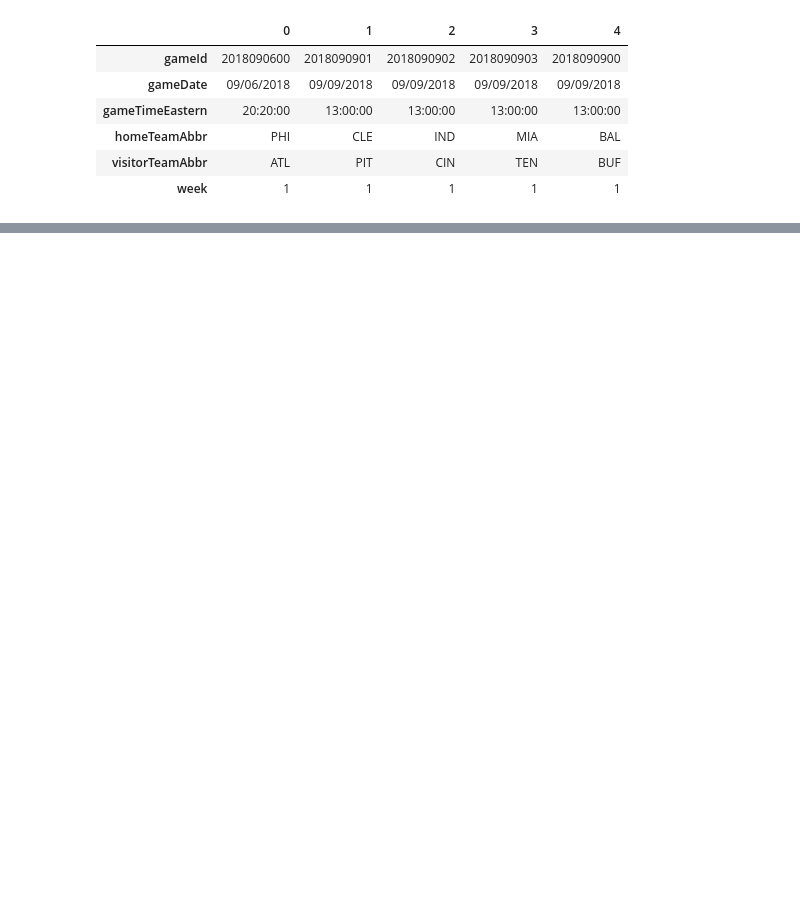
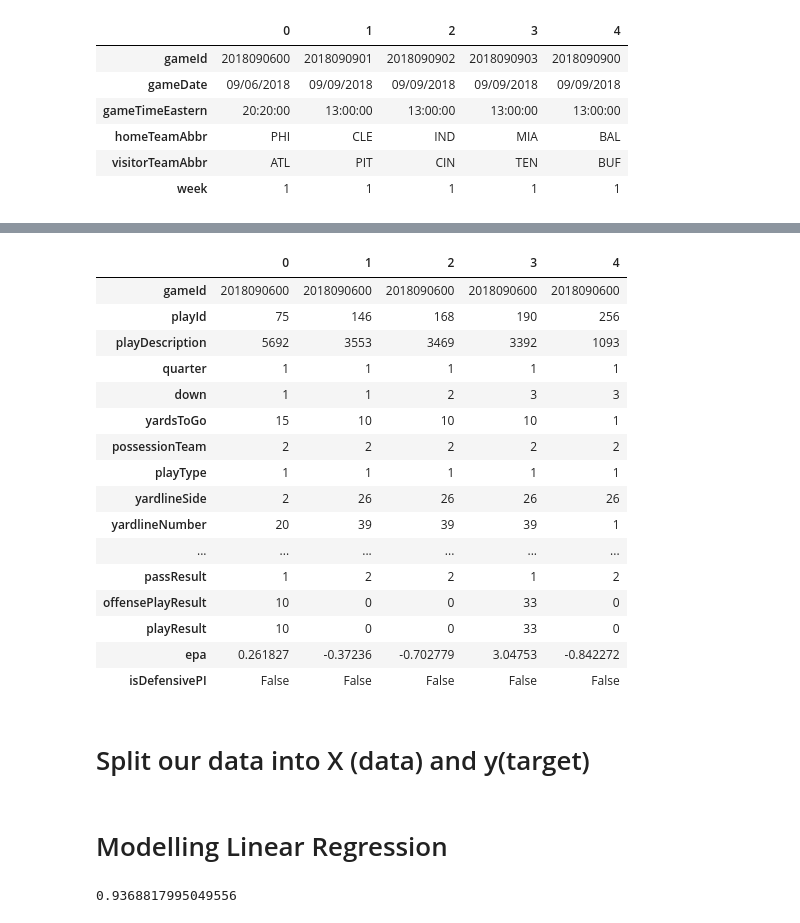
Before and after one commit to Nunnelee/Defense-NFL-data, a Jupyter notebook: nunnelee-nfl-defense-data.ipynb, the cells around one changed output, grey strips where cells are left out. Saved outputs shown, nothing was run; the diff lists cells and outputs as text; code cells hidden in the pictures; blank space fills up the shorter version.

```diff
--- a/nunnelee-nfl-defense-data.ipynb
+++ b/nunnelee-nfl-defense-data.ipynb
@@ -1303,0 +394,22 @@ yardsToGo determine the success rate for the defense. Nothing groundbreaking. Ne
+# %%
+df_plays2.head().T
+# %% [output]
+|  | 0 | 1 | 2 | 3 | 4 |
+| gameId | 2018090600 | 2018090600 | 2018090600 | 2018090600 | 2018090600 |
+| playId | 75 | 146 | 168 | 190 | 256 |
+| playDescription | 5692 | 3553 | 3469 | 3392 | 1093 |
+| quarter | 1 | 1 | 1 | 1 | 1 |
+| down | 1 | 1 | 2 | 3 | 3 |
+| yardsToGo | 15 | 10 | 10 | 10 | 1 |
+| possessionTeam | 2 | 2 | 2 | 2 | 2 |
+| playType | 1 | 1 | 1 | 1 | 1 |
+| yardlineSide | 2 | 26 | 26 | 26 | 26 |
+| yardlineNumber | 20 | 39 | 39 | 39 | 1 |
+| ... | ... | ... | ... | ... | ... |
+| passResult | 1 | 2 | 2 | 1 | 2 |
+| offensePlayResult | 10 | 0 | 0 | 33 | 0 |
+| playResult | 10 | 0 | 0 | 33 | 0 |
+| epa | 0.261827 | -0.37236 | -0.702779 | 3.04753 | -0.842272 |
+| isDefensivePI | False | False | False | False | False |
+# %% [markdown]
+# Split our data into X (data) and y(target)
@@ -1303,0 +428,2 @@ yardsToGo determine the success rate for the defense. Nothing groundbreaking. Ne
+# %% [markdown]
+# Modelling Linear Regression
@@ -1303,0 +432,9 @@ yardsToGo determine the success rate for the defense. Nothing groundbreaking. Ne
+# %%
+# Let's train the model first
+
+regr = linear_model.LinearRegression()
+regr.fit(train_X, train_y)
+
+regr.score(train_X, train_y)
+# %% [output]
+0.9368817995049556
```
Also changed, not shown: parts of 136 cells of this notebook.
